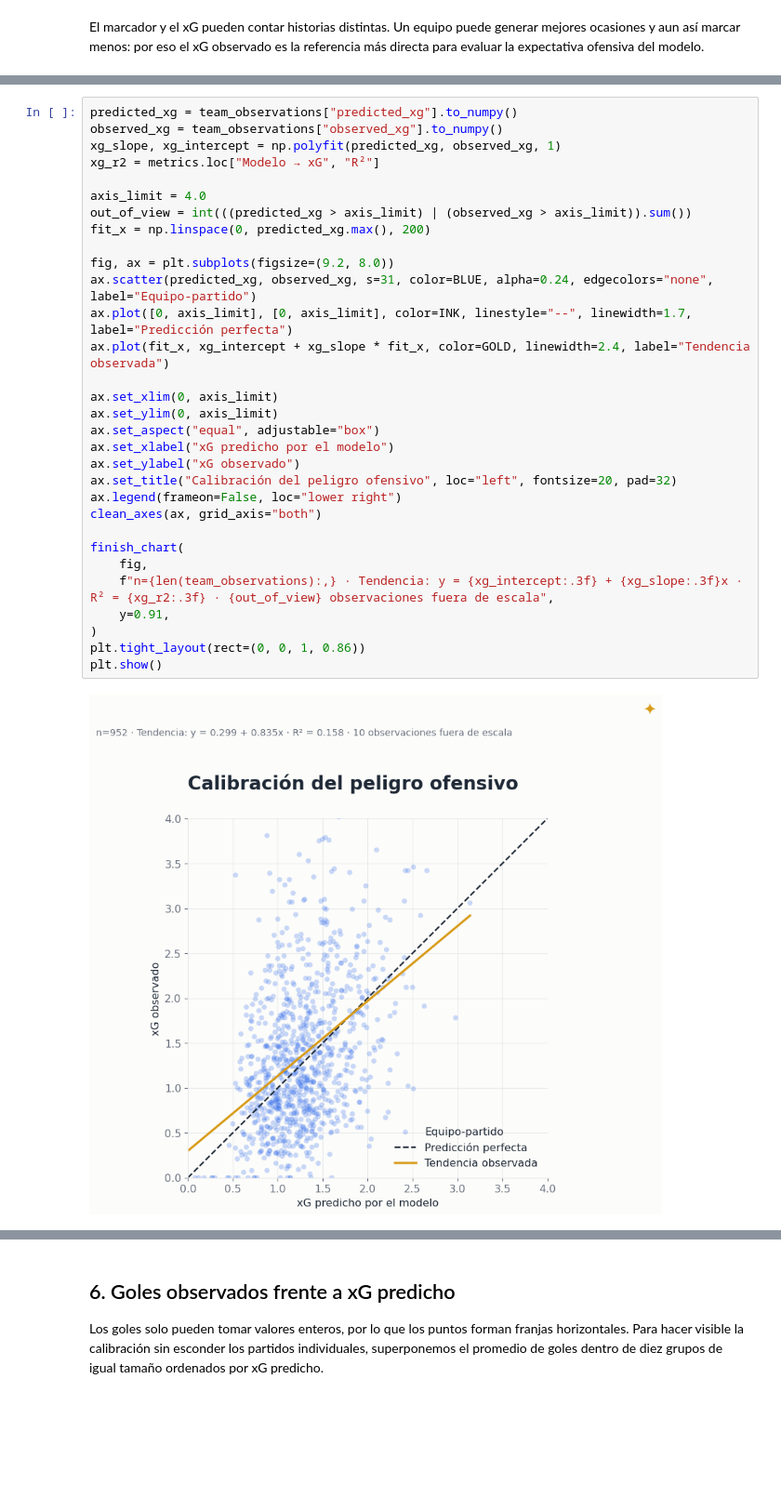
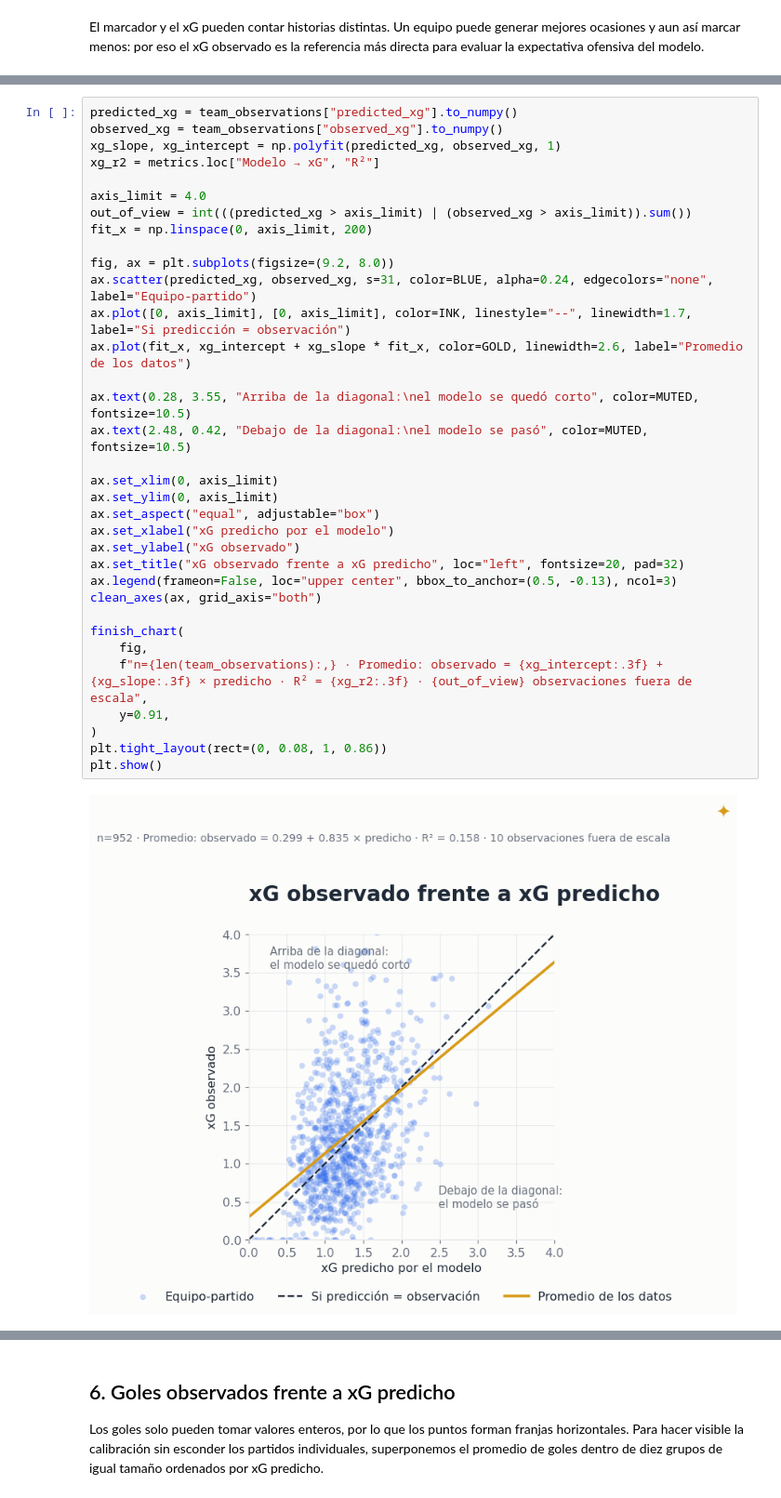
Before and after one commit to venomio5/data-analytics-portfolio, a Jupyter notebook: modelo-prediccion-futbol/05_results/01_xg_analysis.ipynb, the cells around one changed output, grey strips where cells are left out. Shown at 93% size. Drawn from its saved outputs; the diff is of its cells as text; blank space fills up the shorter version.

```diff
--- a/modelo-prediccion-futbol/05_results/01_xg_analysis.ipynb
+++ b/modelo-prediccion-futbol/05_results/01_xg_analysis.ipynb
@@ -292,33 +295,36 @@ Cada punto representa la expectativa ofensiva de un equipo en un partido. La dia
 # %%
 predicted_xg = team_observations["predicted_xg"].to_numpy()
 observed_xg = team_observations["observed_xg"].to_numpy()
 xg_slope, xg_intercept = np.polyfit(predicted_xg, observed_xg, 1)
 xg_r2 = metrics.loc["Modelo → xG", "R²"]
 
 axis_limit = 4.0
 out_of_view = int(((predicted_xg > axis_limit) | (observed_xg > axis_limit)).sum())
-fit_x = np.linspace(0, predicted_xg.max(), 200)
+fit_x = np.linspace(0, axis_limit, 200)
 
 fig, ax = plt.subplots(figsize=(9.2, 8.0))
 ax.scatter(predicted_xg, observed_xg, s=31, color=BLUE, alpha=0.24, edgecolors="none", label="Equipo-partido")
-ax.plot([0, axis_limit], [0, axis_limit], color=INK, linestyle="--", linewidth=1.7, label="Predicción perfecta")
-ax.plot(fit_x, xg_intercept + xg_slope * fit_x, color=GOLD, linewidth=2.4, label="Tendencia observada")
+ax.plot([0, axis_limit], [0, axis_limit], color=INK, linestyle="--", linewidth=1.7, label="Si predicción = observación")
+ax.plot(fit_x, xg_intercept + xg_slope * fit_x, color=GOLD, linewidth=2.6, label="Promedio de los datos")
+
+ax.text(0.28, 3.55, "Arriba de la diagonal:\nel modelo se quedó corto", color=MUTED, fontsize=10.5)
+ax.text(2.48, 0.42, "Debajo de la diagonal:\nel modelo se pasó", color=MUTED, fontsize=10.5)
 
 ax.set_xlim(0, axis_limit)
 ax.set_ylim(0, axis_limit)
 ax.set_aspect("equal", adjustable="box")
 ax.set_xlabel("xG predicho por el modelo")
 ax.set_ylabel("xG observado")
-ax.set_title("Calibración del peligro ofensivo", loc="left", fontsize=20, pad=32)
-ax.legend(frameon=False, loc="lower right")
+ax.set_title("xG observado frente a xG predicho", loc="left", fontsize=20, pad=32)
+ax.legend(frameon=False, loc="upper center", bbox_to_anchor=(0.5, -0.13), ncol=3)
 clean_axes(ax, grid_axis="both")
 
 finish_chart(
     fig,
-    f"n={len(team_observations):,} · Tendencia: y = {xg_intercept:.3f} + {xg_slope:.3f}x · R² = {xg_r2:.3f} · {out_of_view} observaciones fuera de escala",
+    f"n={len(team_observations):,} · Promedio: observado = {xg_intercept:.3f} + {xg_slope:.3f} × predicho · R² = {xg_r2:.3f} · {out_of_view} observaciones fuera de escala",
     y=0.91,
 )
-plt.tight_layout(rect=(0, 0, 1, 0.86))
+plt.tight_layout(rect=(0, 0.08, 1, 0.86))
 plt.show()
 # %% [output]
-[figure, old version]
+[figure, new version]
```
Also changed, not shown: parts of 19 cells of this notebook.
